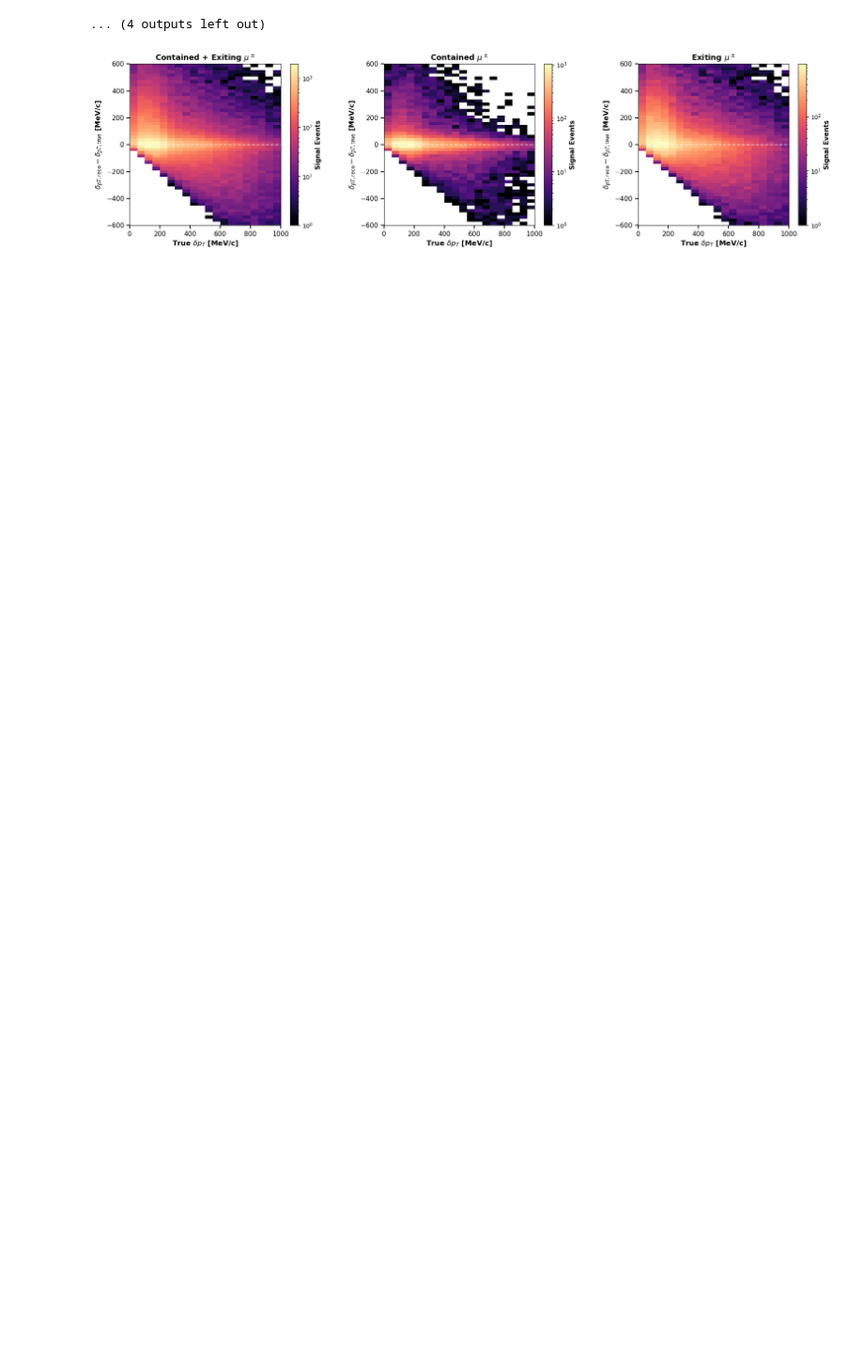
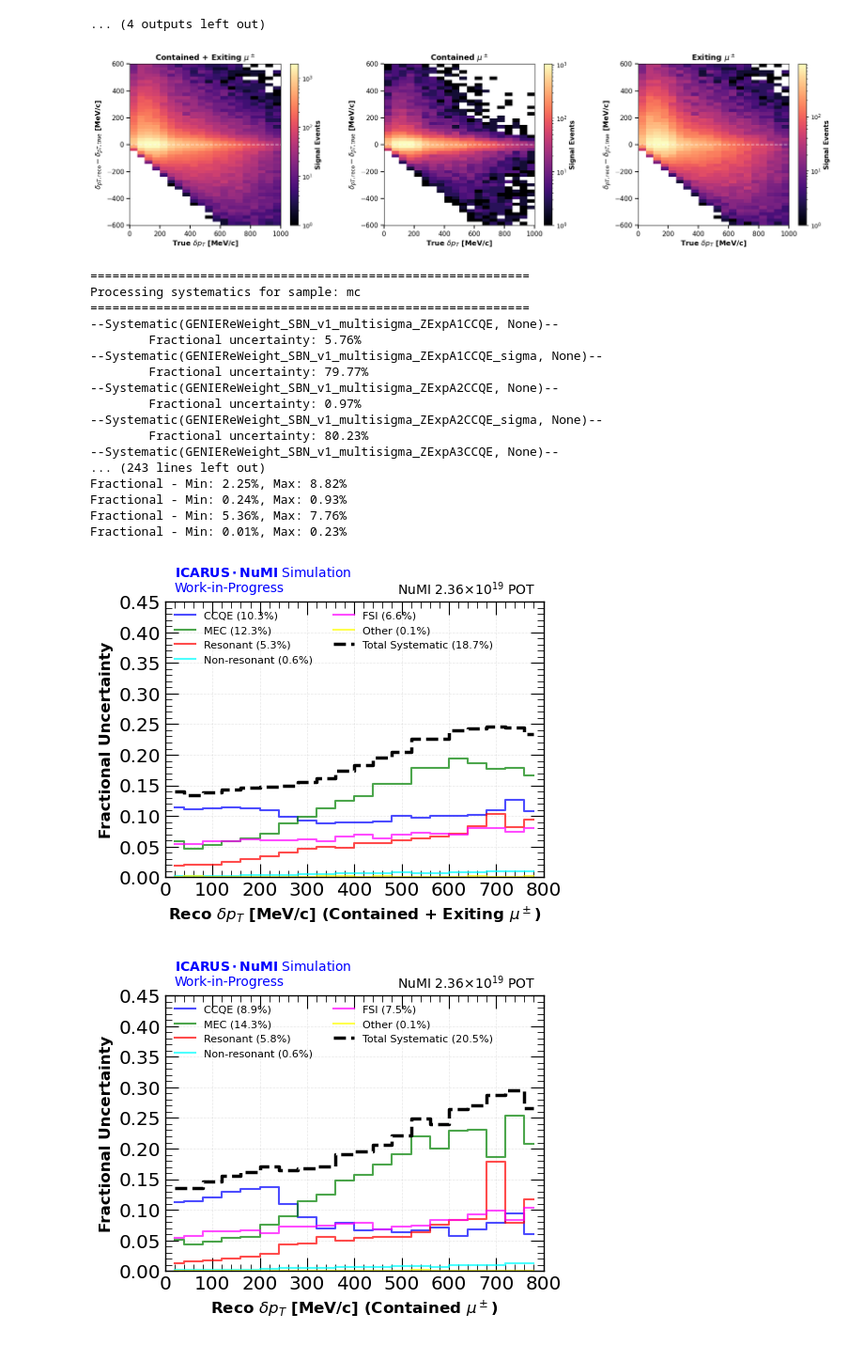
Before and after one commit to rvizarreta/ICARUS-NuMI-CC0pi-Selection, a Jupyter notebook: spineplot/myAnalysis/1muNp0pi_Nge1_uncontained/dpT/dpT.ipynb, the cells around one changed output. Shown at 94% size. Saved outputs shown, nothing was run; the diff lists cells and outputs as text; code cells hidden in the pictures; blank space fills up the shorter version.

Commit message:
adding new plot maker

```diff
--- a/spineplot/myAnalysis/1muNp0pi_Nge1_uncontained/dpT/dpT.ipynb
+++ b/spineplot/myAnalysis/1muNp0pi_Nge1_uncontained/dpT/dpT.ipynb
@@ -123,3 +123,27 @@ plt.savefig('dpT_resolution_vs_true_dpT.pdf', bbox_inches='tight', dpi=150)
 plt.show()
 # %% [output]
 [figure]
+# %%
+# Delta p_T cross-section uncertainties plot
+analysis = Analysis(ana_directory + '/dpT/dpT_xSecUncertainty.toml', data_file)
+analysis.run(close_figs=False)
+# %% [output]
+============================================================
+Processing systematics for sample: mc
+============================================================
+--Systematic(GENIEReWeight_SBN_v1_multisigma_ZExpA1CCQE, None)--
+        Fractional uncertainty: 5.76%
+--Systematic(GENIEReWeight_SBN_v1_multisigma_ZExpA1CCQE_sigma, None)--
+        Fractional uncertainty: 79.77%
+--Systematic(GENIEReWeight_SBN_v1_multisigma_ZExpA2CCQE, None)--
+        Fractional uncertainty: 0.97%
+--Systematic(GENIEReWeight_SBN_v1_multisigma_ZExpA2CCQE_sigma, None)--
+        Fractional uncertainty: 80.23%
+--Systematic(GENIEReWeight_SBN_v1_multisigma_ZExpA3CCQE, None)--
+... (243 lines left out)
+Fractional - Min: 2.25%, Max: 8.82%
+Fractional - Min: 0.24%, Max: 0.93%
+Fractional - Min: 5.36%, Max: 7.76%
+Fractional - Min: 0.01%, Max: 0.23%
+[figure, added]
+[figure, added]
```
Also changed, not shown: parts of 7 cells of this notebook, 50 other files.
